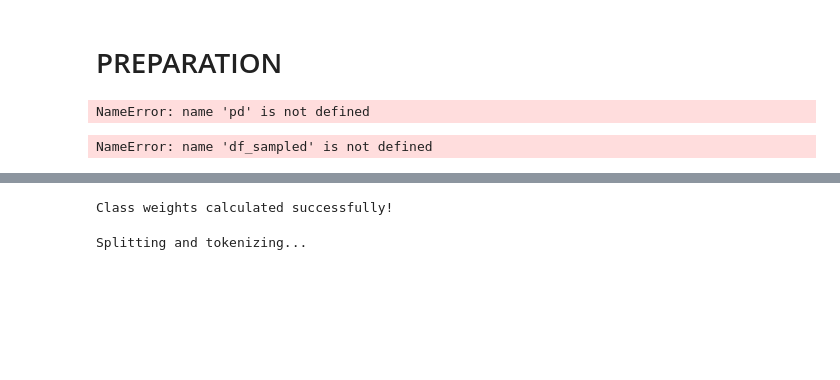
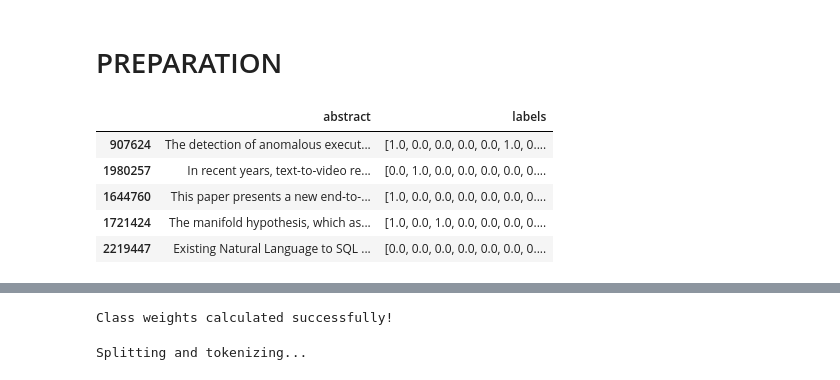
Before and after one commit to galnoel/jurnal-topic-classification, a Jupyter notebook: full.ipynb, the cells around one changed output, grey strips where cells are left out. Drawn from its saved outputs; the diff is of its cells as text; code cells hidden in the pictures; blank space fills up the shorter version.

```diff
--- a/full.ipynb
+++ b/full.ipynb
@@ -618,8 +645,11 @@ df_sampled.to_csv('df_sampled_cleaned.csv', index=False)
 # %%
-df_sampled = pd.read_csv('df_sampled_cleaned.csv')
+df_clean2= pd.read_parquet("cs_cleaned.parquet")
-# %% [output]
-NameError: name 'pd' is not defined
-# %%
-df_sampled.head()
-# %% [output]
-NameError: name 'df_sampled' is not defined
+# %%
+df_clean2.head()
+# %% [output]
+|  | abstract | labels |
+| 907624 | The detection of anomalous execut... | [1.0, 0.0, 0.0, 0.0, 0.0, 1.0, 0.... |
+| 1980257 | In recent years, text-to-video re... | [0.0, 1.0, 0.0, 0.0, 0.0, 0.0, 0.... |
+| 1644760 | This paper presents a new end-to-... | [1.0, 0.0, 0.0, 0.0, 0.0, 0.0, 0.... |
+| 1721424 | The manifold hypothesis, which as... | [1.0, 0.0, 1.0, 0.0, 0.0, 0.0, 0.... |
+| 2219447 | Existing Natural Language to SQL ... | [0.0, 0.0, 0.0, 0.0, 0.0, 0.0, 0.... |
```
Also changed, not shown: parts of 23 cells of this notebook, 1 other file.
